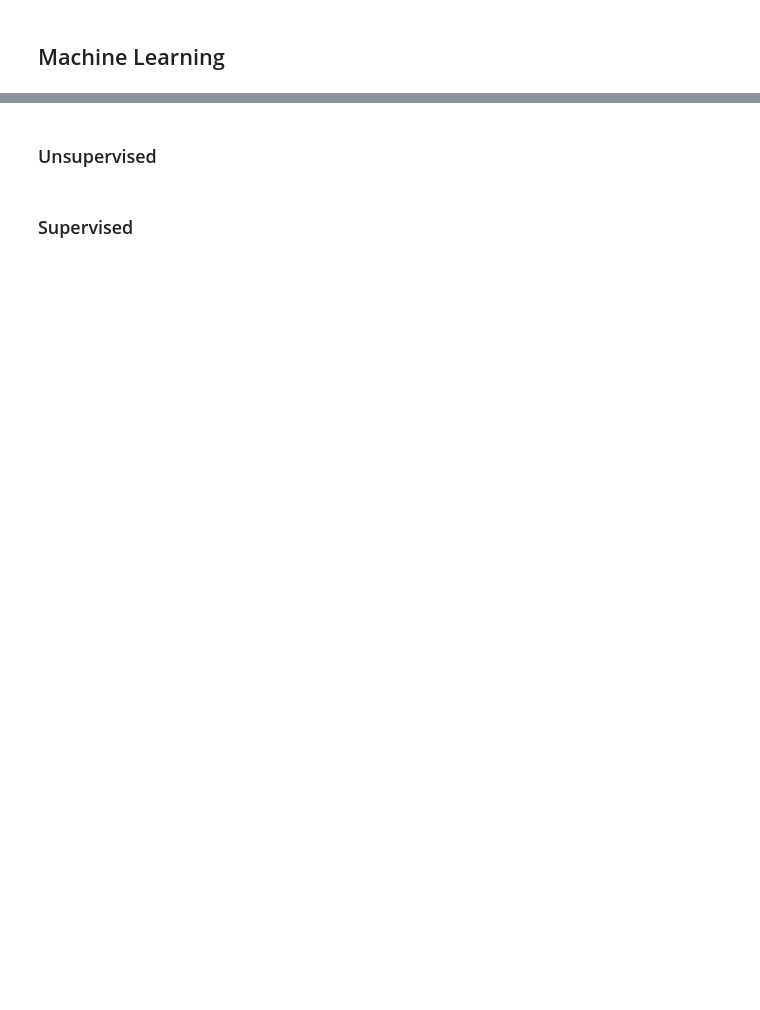
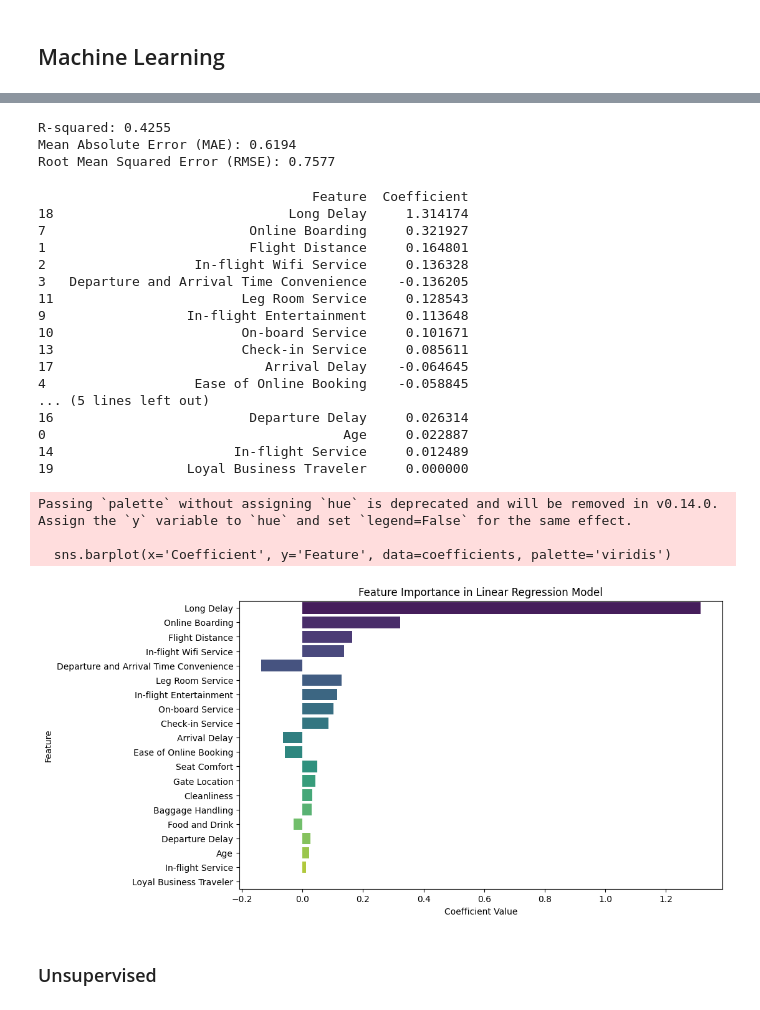
Before and after one commit to OCE1984/MScDataAnaltyicsPrinciples, a Jupyter notebook: DAP_Final_Assessment2.ipynb, the cells around one changed output, grey strips where cells are left out. Saved outputs shown, nothing was run; the diff lists cells and outputs as text; code cells hidden in the pictures; blank space fills up the shorter version.

```diff
--- a/DAP_Final_Assessment2.ipynb
+++ b/DAP_Final_Assessment2.ipynb
@@ -338,4 +632,64 @@ sns.barplot(grouped_satis_a)
+# %%
+# Split the data into training and testing sets
+X_train, X_test, y_train, y_test = train_test_split(X, y, test_size=0.2, random_state=42)
+
+# Initialize and train the Linear Regression model
+model = LinearRegression()
+model.fit(X_train, y_train)
+
+# Make predictions on the test set
+y_pred = model.predict(X_test)
+
+# Evaluate the model's performance
+r2 = r2_score(y_test, y_pred)
+mae = mean_absolute_error(y_test, y_pred)
+rmse = np.sqrt(mean_squared_error(y_test, y_pred))
+
+print(f"R-squared: {r2:.4f}")
+print(f"Mean Absolute Error (MAE): {mae:.4f}")
+print(f"Root Mean Squared Error (RMSE): {rmse:.4f}")
+# %% [output]
+R-squared: 0.4255
+Mean Absolute Error (MAE): 0.6194
+Root Mean Squared Error (RMSE): 0.7577
+# %%
+# Get the coefficients of the trained model
+coefficients = pd.DataFrame({'Feature': features, 'Coefficient': model.coef_})
+
+# Sort the coefficients by absolute value to see the most impactful features
+coefficients = coefficients.sort_values(by='Coefficient', ascending=False, key=abs)
+
+# Print or visualize the coefficients
+print(coefficients)
+
+# Optional: Create a bar plot to visualize the coefficients
+plt.figure(figsize=(10, 6))
+sns.barplot(x='Coefficient', y='Feature', data=coefficients, palette='viridis')
+plt.title('Feature Importance in Linear Regression Model')
+plt.xlabel('Coefficient Value')
+plt.ylabel('Feature')
+plt.show()
+# %% [output]
+                                   Feature  Coefficient
+18                              Long Delay     1.314174
+7                          Online Boarding     0.321927
+1                          Flight Distance     0.164801
+2                   In-flight Wifi Service     0.136328
+3   Departure and Arrival Time Convenience    -0.136205
+11                        Leg Room Service     0.128543
+9                  In-flight Entertainment     0.113648
+10                        On-board Service     0.101671
+13                        Check-in Service     0.085611
+17                           Arrival Delay    -0.064645
+4                   Ease of Online Booking    -0.058845
+... (5 lines left out)
+16                         Departure Delay     0.026314
+0                                      Age     0.022887
+14                       In-flight Service     0.012489
+19                 Loyal Business Traveler     0.000000
+Passing `palette` without assigning `hue` is deprecated and will be removed in v0.14.0. Assign the `y` variable to `hue` and set `legend=False` for the same effect.
+
+  sns.barplot(x='Coefficient', y='Feature', data=coefficients, palette='viridis')
+[figure, added]
 # %% [markdown]
 ### Unsupervised
-# %% [markdown]
-### Supervised
```
Also changed, not shown: parts of 19 cells of this notebook.
